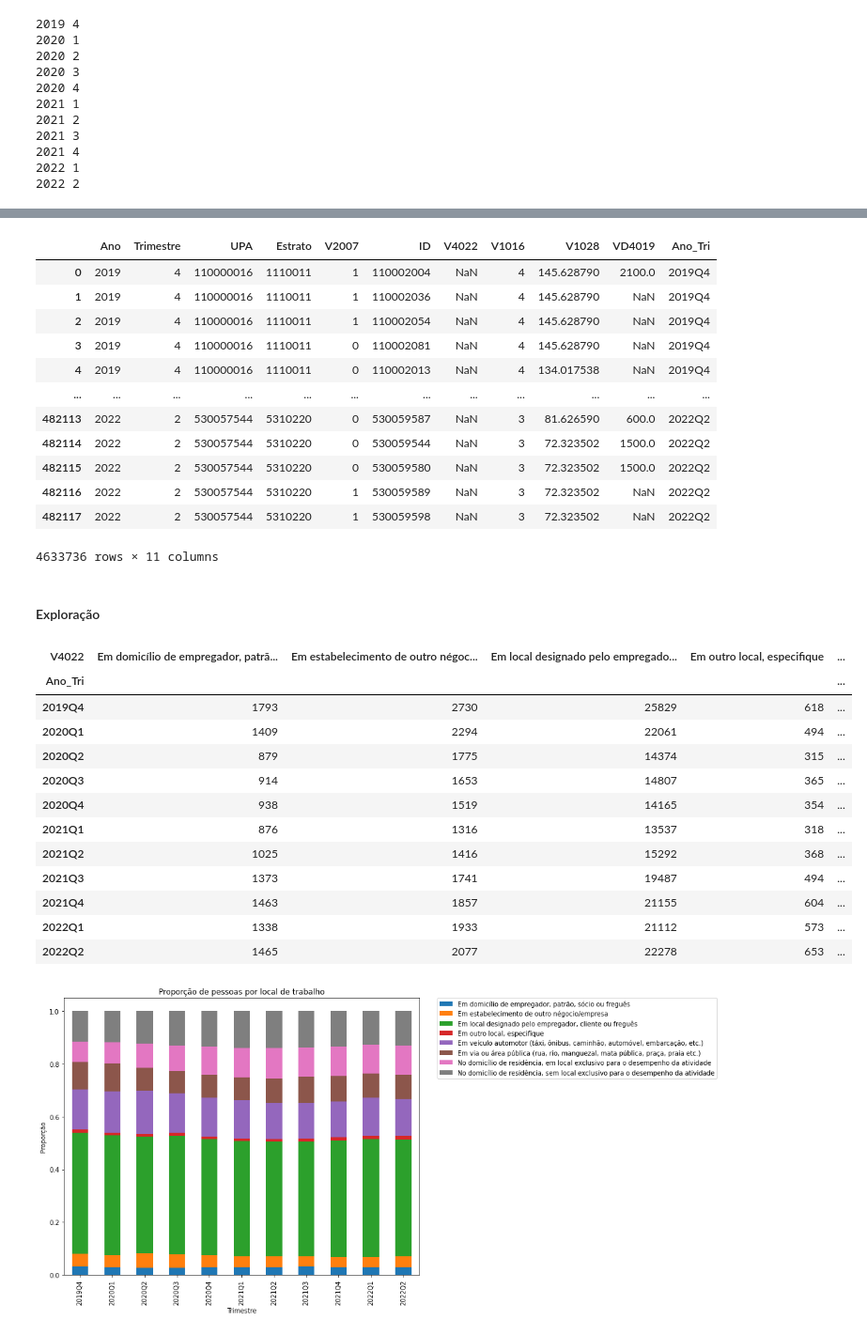
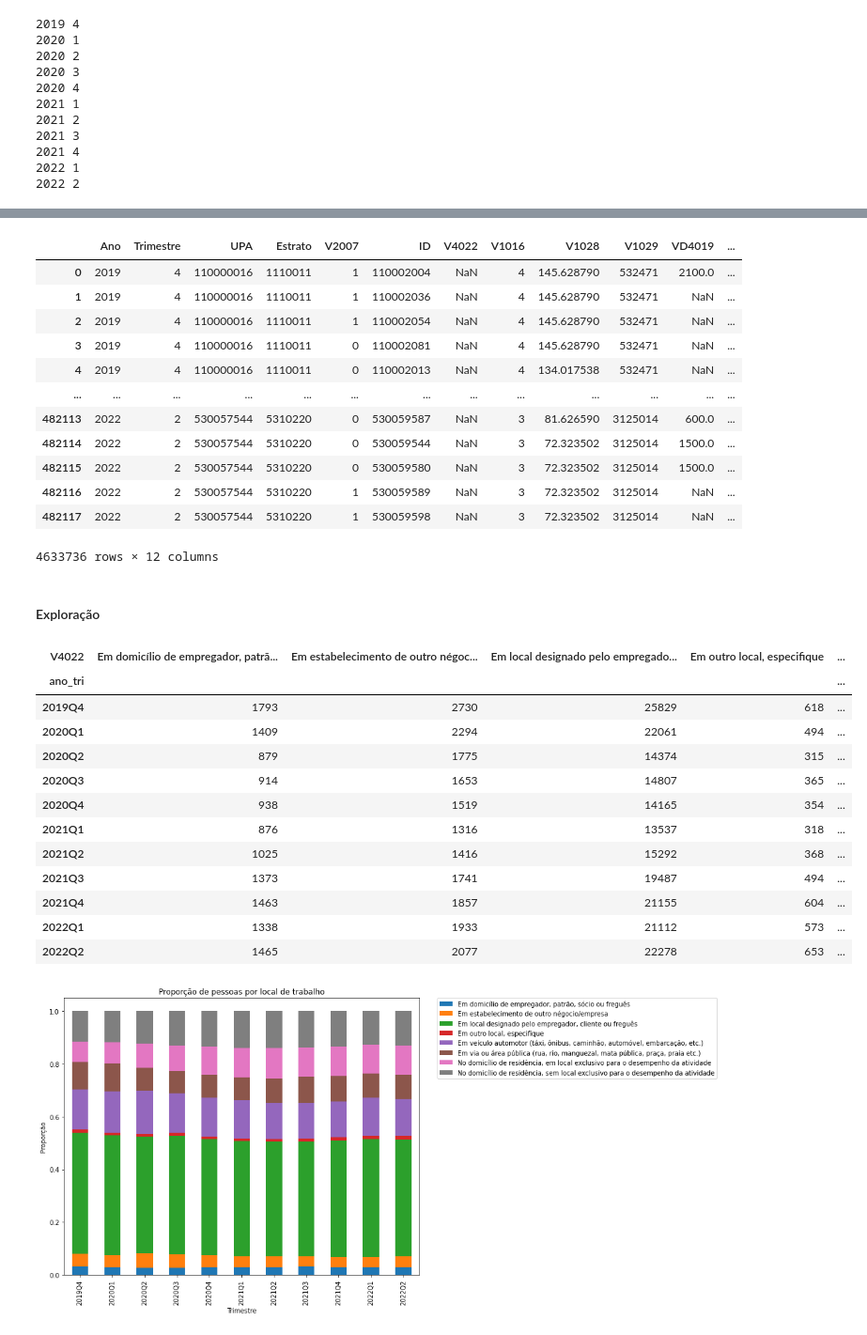
Before and after one commit to msbrasil/Mercado-de-Trabalho-Remoto, a Jupyter notebook: análise V4022.ipynb, the cells around one changed output, grey strips where cells are left out. Shown at 94% size. Saved outputs shown, nothing was run; the diff lists cells and outputs as text; code cells hidden in the pictures.

```diff
--- a/análise V4022.ipynb
+++ b/análise V4022.ipynb
@@ -211,34 +195,34 @@ pnadc_completa = pd.concat([pnad_2019_4_id_local,
 pnadc_completa.sort_values(by=['Ano', 'Trimestre'], inplace=True)
 # %%
 #concatenar coluna ano e trimestre em uma única coluna
-pnadc_completa['ano'] = pnadc_completa['Ano'].astype(str) + 'Q' + pnadc_completa['Trimestre'].astype(str)
+pnadc_completa['ano_tri'] = pnadc_completa['Ano'].astype(str) + 'Q' + pnadc_completa['Trimestre'].astype(str)
 # %%
 #Conversão para o formato data e criação da coluna de Ano e Trimestre
-pnadc_completa['Ano_Tri'] = pd.PeriodIndex(pnadc_completa['Ano_Tri'], freq='Q')
+pnadc_completa['ano_tri'] = pd.PeriodIndex(pnadc_completa['ano_tri'], freq='Q')
 # %%
 display(pnadc_completa)
 # %% [output]
-|  | Ano | Trimestre | UPA | Estrato | V2007 | ID | V4022 | V1016 | V1028 | VD4019 | Ano_Tri |
-| 0 | 2019 | 4 | 110000016 | 1110011 | 1 | 110002004 | NaN | 4 | 145.628790 | 2100.0 | 2019Q4 |
-| 1 | 2019 | 4 | 110000016 | 1110011 | 1 | 110002036 | NaN | 4 | 145.628790 | NaN | 2019Q4 |
-| 2 | 2019 | 4 | 110000016 | 1110011 | 1 | 110002054 | NaN | 4 | 145.628790 | NaN | 2019Q4 |
-| 3 | 2019 | 4 | 110000016 | 1110011 | 0 | 110002081 | NaN | 4 | 145.628790 | NaN | 2019Q4 |
-| 4 | 2019 | 4 | 110000016 | 1110011 | 0 | 110002013 | NaN | 4 | 134.017538 | NaN | 2019Q4 |
-| ... | ... | ... | ... | ... | ... | ... | ... | ... | ... | ... | ... |
-| 482113 | 2022 | 2 | 530057544 | 5310220 | 0 | 530059587 | NaN | 3 | 81.626590 | 600.0 | 2022Q2 |
-| 482114 | 2022 | 2 | 530057544 | 5310220 | 0 | 530059544 | NaN | 3 | 72.323502 | 1500.0 | 2022Q2 |
-| 482115 | 2022 | 2 | 530057544 | 5310220 | 0 | 530059580 | NaN | 3 | 72.323502 | 1500.0 | 2022Q2 |
-| 482116 | 2022 | 2 | 530057544 | 5310220 | 1 | 530059589 | NaN | 3 | 72.323502 | NaN | 2022Q2 |
-| 482117 | 2022 | 2 | 530057544 | 5310220 | 1 | 530059598 | NaN | 3 | 72.323502 | NaN | 2022Q2 |
+|  | Ano | Trimestre | UPA | Estrato | V2007 | ID | V4022 | V1016 | V1028 | V1029 | VD4019 | ... |
+| 0 | 2019 | 4 | 110000016 | 1110011 | 1 | 110002004 | NaN | 4 | 145.628790 | 532471 | 2100.0 | ... |
+| 1 | 2019 | 4 | 110000016 | 1110011 | 1 | 110002036 | NaN | 4 | 145.628790 | 532471 | NaN | ... |
+| 2 | 2019 | 4 | 110000016 | 1110011 | 1 | 110002054 | NaN | 4 | 145.628790 | 532471 | NaN | ... |
+| 3 | 2019 | 4 | 110000016 | 1110011 | 0 | 110002081 | NaN | 4 | 145.628790 | 532471 | NaN | ... |
+| 4 | 2019 | 4 | 110000016 | 1110011 | 0 | 110002013 | NaN | 4 | 134.017538 | 532471 | NaN | ... |
+| ... | ... | ... | ... | ... | ... | ... | ... | ... | ... | ... | ... | ... |
+| 482113 | 2022 | 2 | 530057544 | 5310220 | 0 | 530059587 | NaN | 3 | 81.626590 | 3125014 | 600.0 | ... |
+| 482114 | 2022 | 2 | 530057544 | 5310220 | 0 | 530059544 | NaN | 3 | 72.323502 | 3125014 | 1500.0 | ... |
+| 482115 | 2022 | 2 | 530057544 | 5310220 | 0 | 530059580 | NaN | 3 | 72.323502 | 3125014 | 1500.0 | ... |
+| 482116 | 2022 | 2 | 530057544 | 5310220 | 1 | 530059589 | NaN | 3 | 72.323502 | 3125014 | NaN | ... |
+| 482117 | 2022 | 2 | 530057544 | 5310220 | 1 | 530059598 | NaN | 3 | 72.323502 | 3125014 | NaN | ... |
-4633736 rows × 11 columns
+4633736 rows × 12 columns
 # %% [markdown]
 #### Exploração
 # %%
-pd.crosstab(index=pnadc_completa['Ano_Tri'],
+pd.crosstab(index=pnadc_completa['ano_tri'],
                              columns=pnadc_completa['V4022'])
 # %% [output]
 | V4022 | Em domicílio de empregador, patrã... | Em estabelecimento de outro négoc... | Em local designado pelo empregado... | Em outro local, especifique | ... |
-| Ano_Tri |  |  |  |  | ... |
+| ano_tri |  |  |  |  | ... |
 | 2019Q4 | 1793 | 2730 | 25829 | 618 | ... |
 | 2020Q1 | 1409 | 2294 | 22061 | 494 | ... |
 | 2020Q2 | 879 | 1775 | 14374 | 315 | ... |
```
Also changed, not shown: parts of 16 cells of this notebook.
